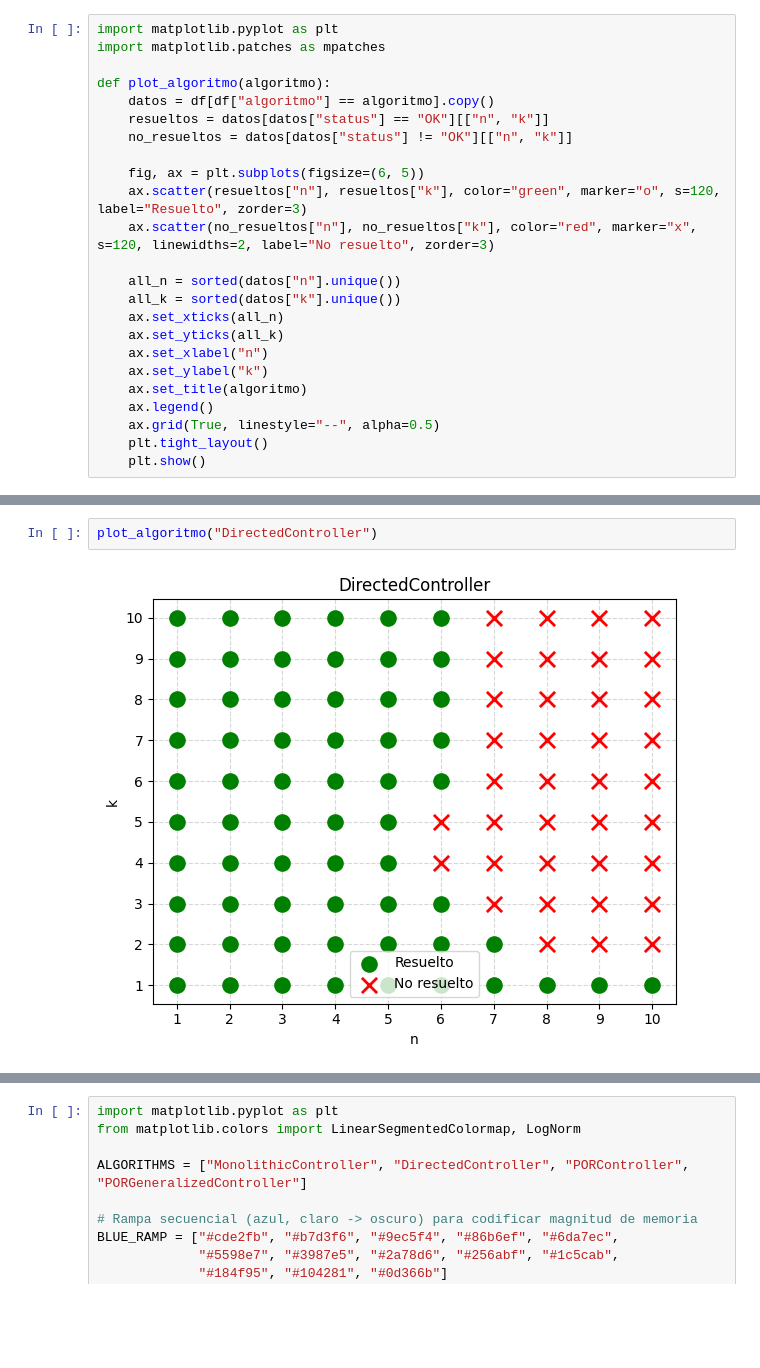
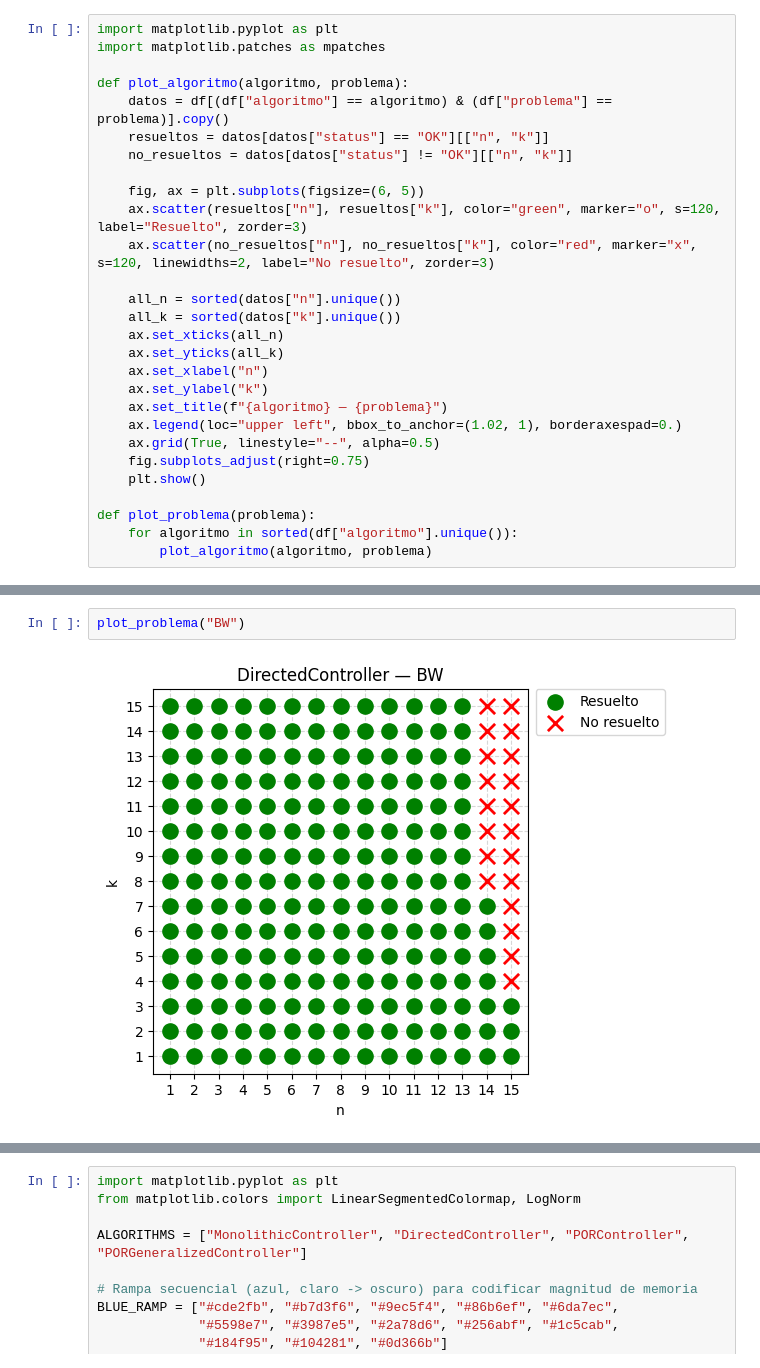
Before and after one commit to manufedo/ExperimentacionTesis, a Jupyter notebook: analisis.ipynb, the cells around one changed output, grey strips where cells are left out. Saved outputs shown, nothing was run; the diff lists cells and outputs as text; blank space fills up the shorter version.

```diff
--- a/analisis.ipynb
+++ b/analisis.ipynb
@@ -78,8 +86,8 @@ max_n.join(max_k)
 import matplotlib.pyplot as plt
 import matplotlib.patches as mpatches
 
-def plot_algoritmo(algoritmo):
-    datos = df[df["algoritmo"] == algoritmo].copy()
+def plot_algoritmo(algoritmo, problema):
+    datos = df[(df["algoritmo"] == algoritmo) & (df["problema"] == problema)].copy()
     resueltos = datos[datos["status"] == "OK"][["n", "k"]]
     no_resueltos = datos[datos["status"] != "OK"][["n", "k"]]
 
@@ -93,9 +101,13 @@ def plot_algoritmo(algoritmo):
     ax.set_yticks(all_k)
     ax.set_xlabel("n")
     ax.set_ylabel("k")
-    ax.set_title(algoritmo)
-    ax.legend()
+    ax.set_title(f"{algoritmo} — {problema}")
+    ax.legend(loc="upper left", bbox_to_anchor=(1.02, 1), borderaxespad=0.)
     ax.grid(True, linestyle="--", alpha=0.5)
-    plt.tight_layout()
+    fig.subplots_adjust(right=0.75)
     plt.show()
+
+def plot_problema(problema):
+    for algoritmo in sorted(df["algoritmo"].unique()):
+        plot_algoritmo(algoritmo, problema)
 # %%
@@ -106,4 +120,4 @@ plot_algoritmo("MonolithicController")
 # %%
-plot_algoritmo("DirectedController")
+plot_problema("BW")
 # %% [output]
-[figure, old version]
+[figure, new version]
```
Also changed, not shown: parts of 10 cells of this notebook.
